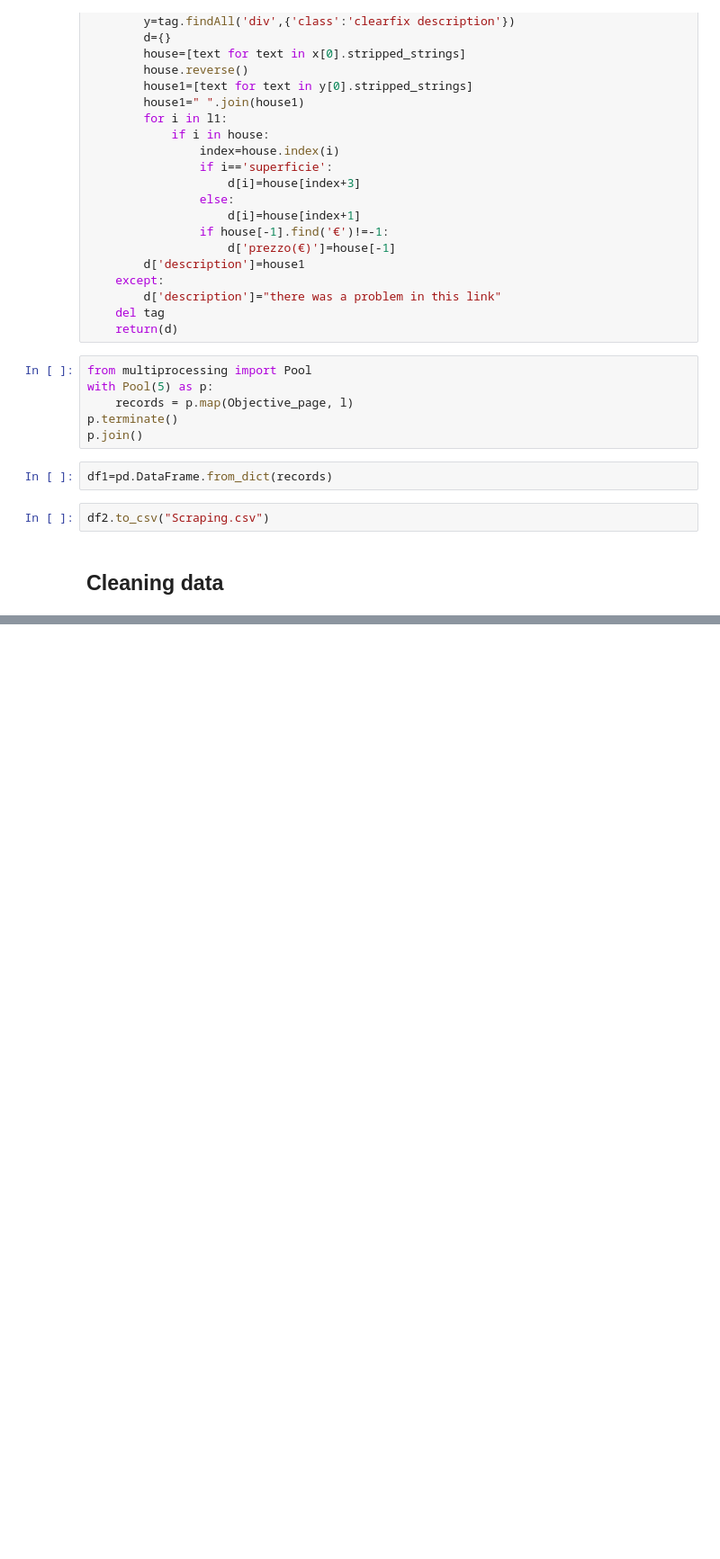
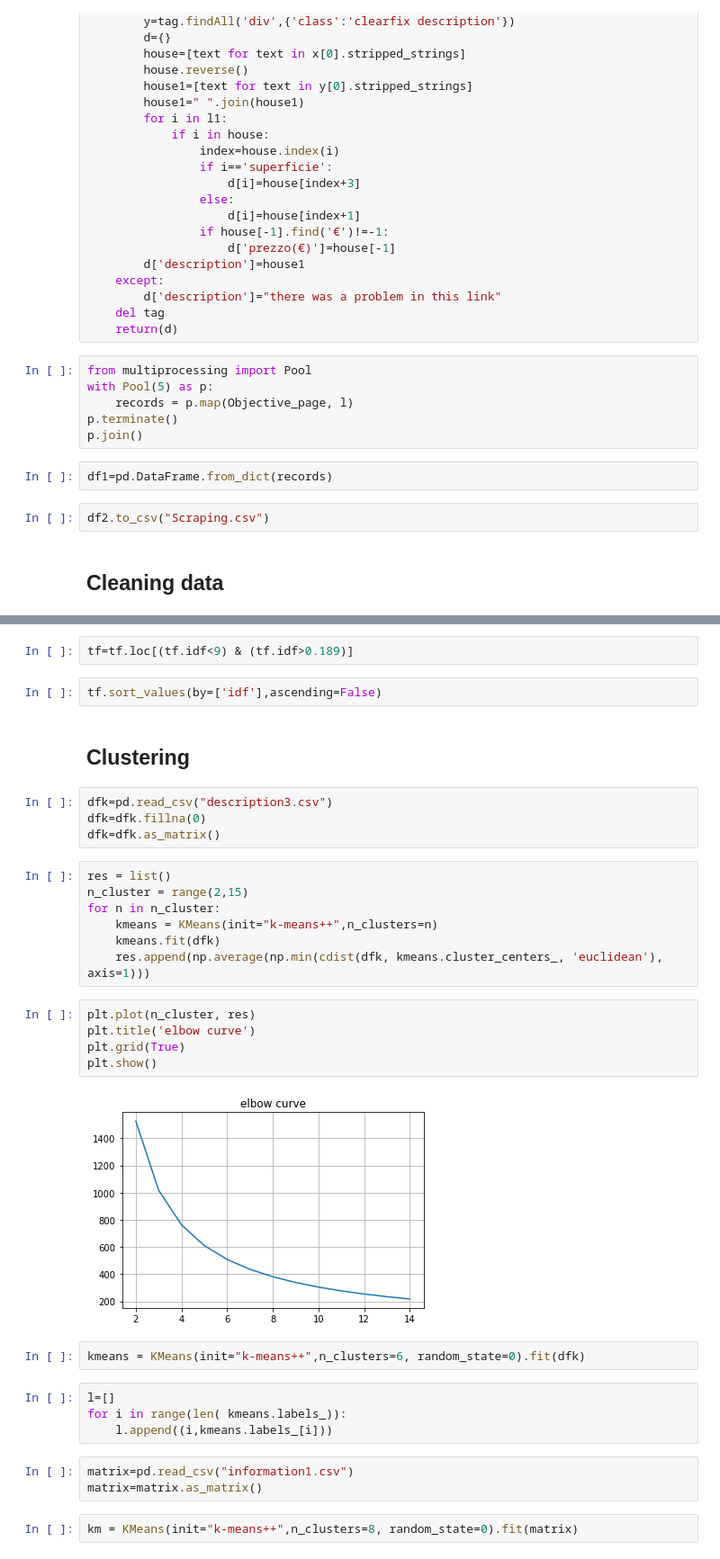
Before and after one commit to elena-lavinia/ADM_HW4, a Jupyter notebook: HW4_ADM_full.ipynb, the cells around one changed output, grey strips where cells are left out. Shown at 90% size. Cells and saved outputs as stored; diff of their text form; blank space fills up the shorter version.

```diff
--- a/HW4_ADM_full.ipynb
+++ b/HW4_ADM_full.ipynb
@@ -91,0 +287,35 @@ df2.to_csv("Scraping.csv")
+# %%
+tf=tf.loc[(tf.idf<9) & (tf.idf>0.189)]
+# %%
+tf.sort_values(by=['idf'],ascending=False)
+# %% [markdown]
+## ____Clustering____
+# %%
+dfk=pd.read_csv("description3.csv")
+dfk=dfk.fillna(0)
+dfk=dfk.as_matrix()
+# %%
+res = list()
+n_cluster = range(2,15)
+for n in n_cluster:
+    kmeans = KMeans(init="k-means++",n_clusters=n)
+    kmeans.fit(dfk)
+    res.append(np.average(np.min(cdist(dfk, kmeans.cluster_centers_, 'euclidean'), axis=1)))
+# %%
+plt.plot(n_cluster, res)
+plt.title('elbow curve')
+plt.grid(True)
+plt.show()
+# %% [output]
+[figure, added]
+# %%
+kmeans = KMeans(init="k-means++",n_clusters=6, random_state=0).fit(dfk)
+# %%
+l=[]
+for i in range(len( kmeans.labels_)):
+    l.append((i,kmeans.labels_[i]))
+# %%
+matrix=pd.read_csv("information1.csv")
+matrix=matrix.as_matrix()
+# %%
+km = KMeans(init="k-means++",n_clusters=8, random_state=0).fit(matrix)
```
Also changed, not shown: parts of 51 cells of this notebook.
